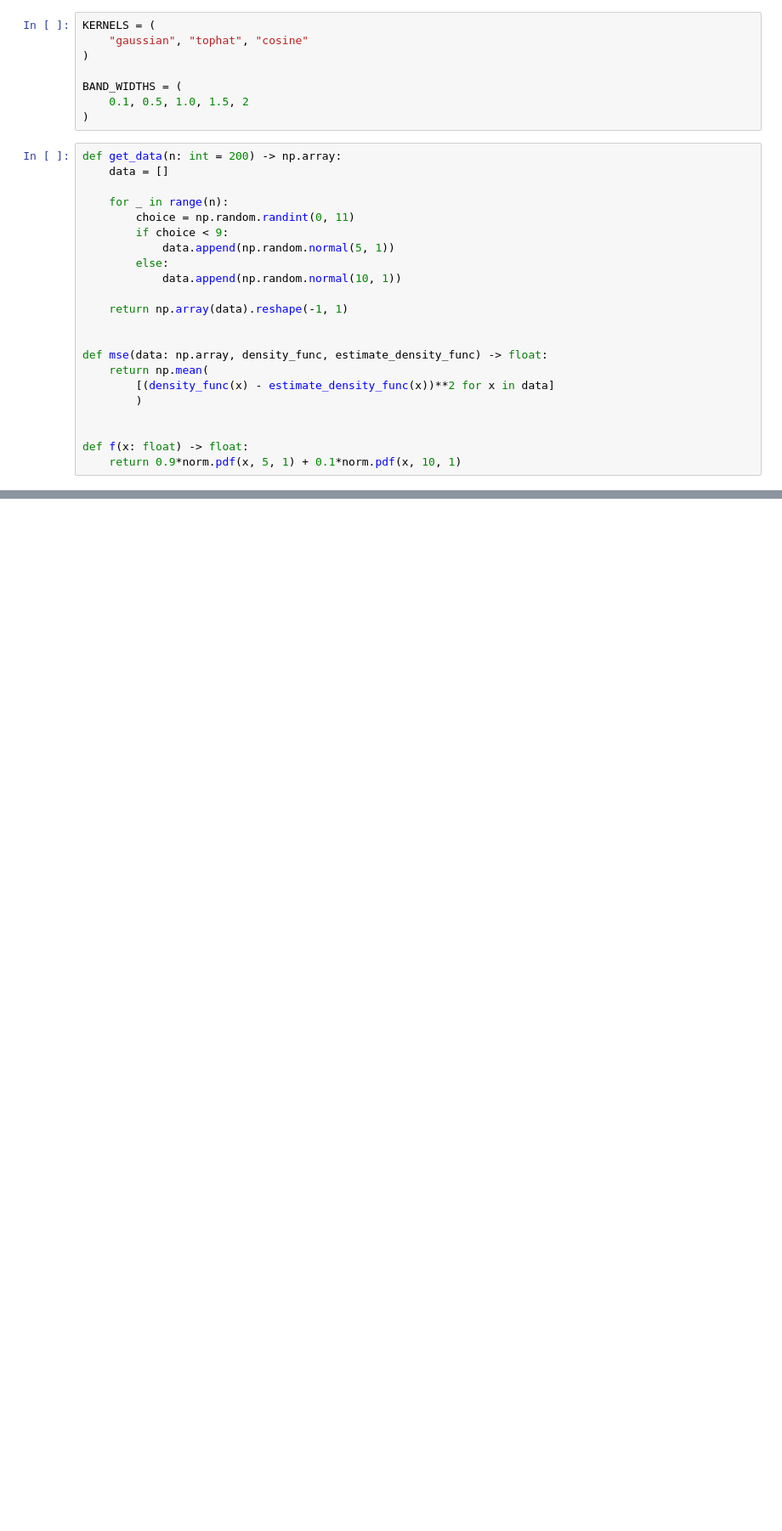
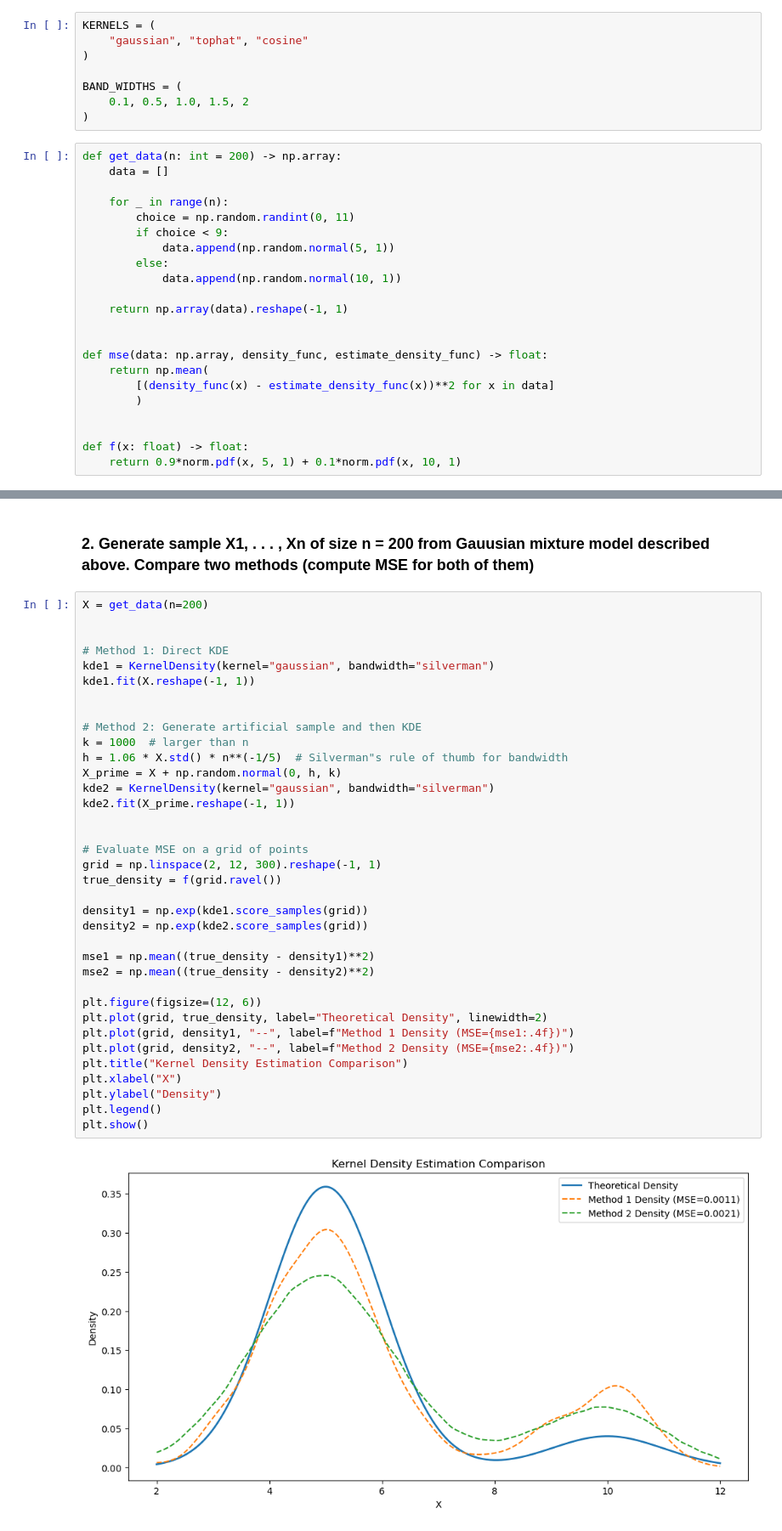
Before and after one commit to LJaremek/AdvancedMachineLearning-MINI, a Jupyter notebook: task_7/main.ipynb, the cells around one changed output, grey strips where cells are left out. Shown at 85% size. Cells and saved outputs as stored; diff of their text form; blank space fills up the shorter version.

```diff
--- a/task_7/main.ipynb
+++ b/task_7/main.ipynb
@@ -92,0 +108,40 @@ No artists with labels found to put in legend.  Note that artists whose label st
+# %% [markdown]
+### 2. Generate sample X1, . . . , Xn of size n = 200 from Gauusian mixture model described above. Compare two methods (compute MSE for both of them)
+# %%
+X = get_data(n=200)
+
+
+# Method 1: Direct KDE
+kde1 = KernelDensity(kernel="gaussian", bandwidth="silverman")
+kde1.fit(X.reshape(-1, 1))
+
+
+# Method 2: Generate artificial sample and then KDE
+k = 1000  # larger than n
+h = 1.06 * X.std() * n**(-1/5)  # Silverman"s rule of thumb for bandwidth
+X_prime = X + np.random.normal(0, h, k)
+kde2 = KernelDensity(kernel="gaussian", bandwidth="silverman")
+kde2.fit(X_prime.reshape(-1, 1))
+
+
+# Evaluate MSE on a grid of points
+grid = np.linspace(2, 12, 300).reshape(-1, 1)
+true_density = f(grid.ravel())
+
+density1 = np.exp(kde1.score_samples(grid))
+density2 = np.exp(kde2.score_samples(grid))
+
+mse1 = np.mean((true_density - density1)**2)
+mse2 = np.mean((true_density - density2)**2)
+
+plt.figure(figsize=(12, 6))
+plt.plot(grid, true_density, label="Theoretical Density", linewidth=2)
+plt.plot(grid, density1, "--", label=f"Method 1 Density (MSE={mse1:.4f})")
+plt.plot(grid, density2, "--", label=f"Method 2 Density (MSE={mse2:.4f})")
+plt.title("Kernel Density Estimation Comparison")
+plt.xlabel("X")
+plt.ylabel("Density")
+plt.legend()
+plt.show()
+# %% [output]
+[figure, added]
```
Also changed, not shown: parts of 19 cells of this notebook, 1 other file.
